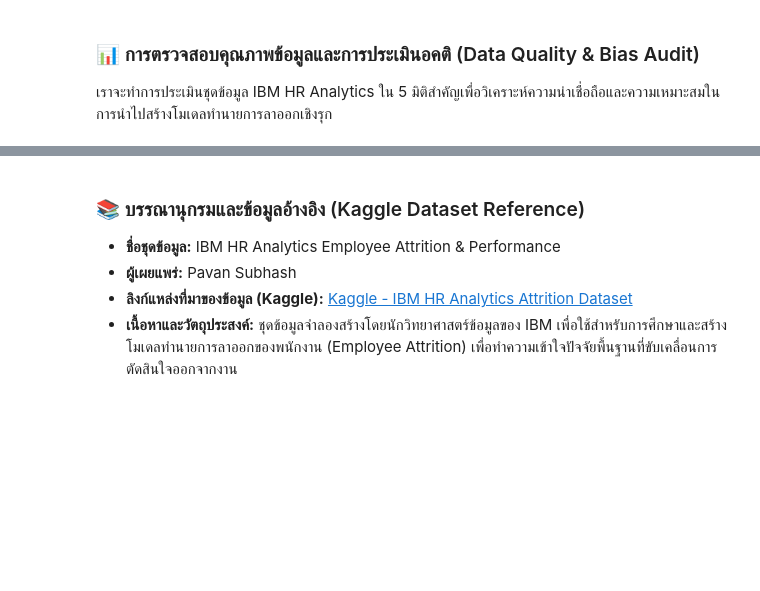
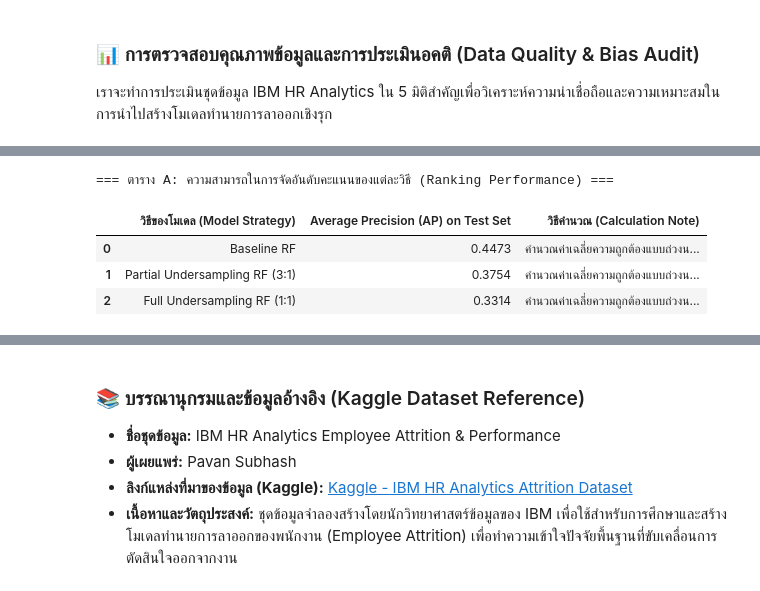
Before and after one commit to rtmyy/master-is-project, a Jupyter notebook: kaggle_dataset.ipynb, the cells around one changed output, grey strips where cells are left out. Drawn from its saved outputs; the diff is of its cells as text; code cells hidden in the pictures; blank space fills up the shorter version.

```diff
--- a/kaggle_dataset.ipynb
+++ b/kaggle_dataset.ipynb
@@ -781,0 +1351,22 @@ plt.show()
+# %%
+# --- ตาราง A: ความสามารถในการจัดอันดับคะแนนของแต่ละวิธี ---
+table_a_data = []
+for strategy in strategies:
+    test_probs = test_predictions[strategy]
+    # คำนวณ Average Precision (AP) ผ่านพื้นที่ใต้กราฟ Precision-Recall บนชุดข้อมูลทดสอบ
+    ap_score = average_precision_score(y_test, test_probs)
+    table_a_data.append({
+        "วิธีของโมเดล (Model Strategy)": strategy,
+        "Average Precision (AP) on Test Set": f"{ap_score:.4f}",
+        "วิธีคำนวณ (Calculation Note)": "คำนวณค่าเฉลี่ยความถูกต้องแบบถ่วงน้ำหนักตามสัดส่วน Recall (scikit-learn average_precision_score) บน Holdout Test Set"
+    })
+
+df_table_a = pd.DataFrame(table_a_data)
+print("=== ตาราง A: ความสามารถในการจัดอันดับคะแนนของแต่ละวิธี (Ranking Performance) ===")
+display(df_table_a)
+# %% [output]
+=== ตาราง A: ความสามารถในการจัดอันดับคะแนนของแต่ละวิธี (Ranking Performance) ===
+|  | วิธีของโมเดล (Model Strategy) | Average Precision (AP) on Test Set | วิธีคำนวณ (Calculation Note) |
+| 0 | Baseline RF | 0.4473 | คำนวณค่าเฉลี่ยความถูกต้องแบบถ่วงน... |
+| 1 | Partial Undersampling RF (3:1) | 0.3754 | คำนวณค่าเฉลี่ยความถูกต้องแบบถ่วงน... |
+| 2 | Full Undersampling RF (1:1) | 0.3314 | คำนวณค่าเฉลี่ยความถูกต้องแบบถ่วงน... |
```
Also changed, not shown: parts of 20 cells of this notebook.
